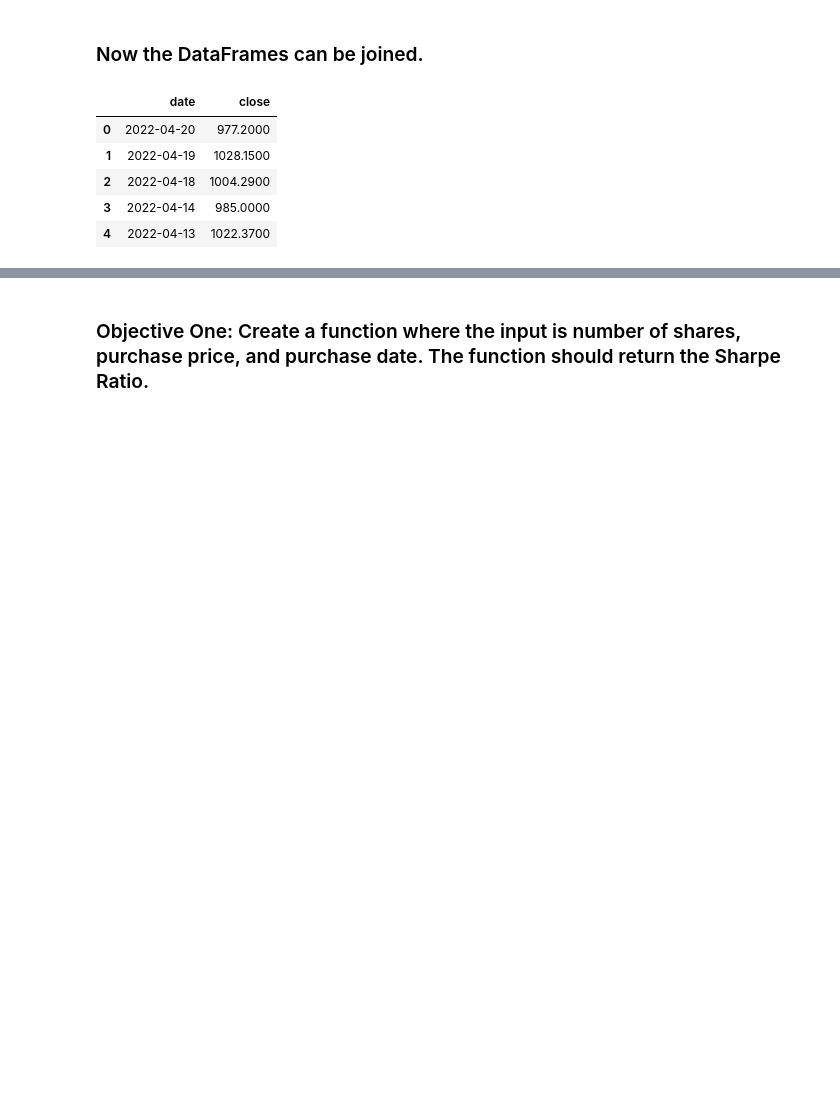
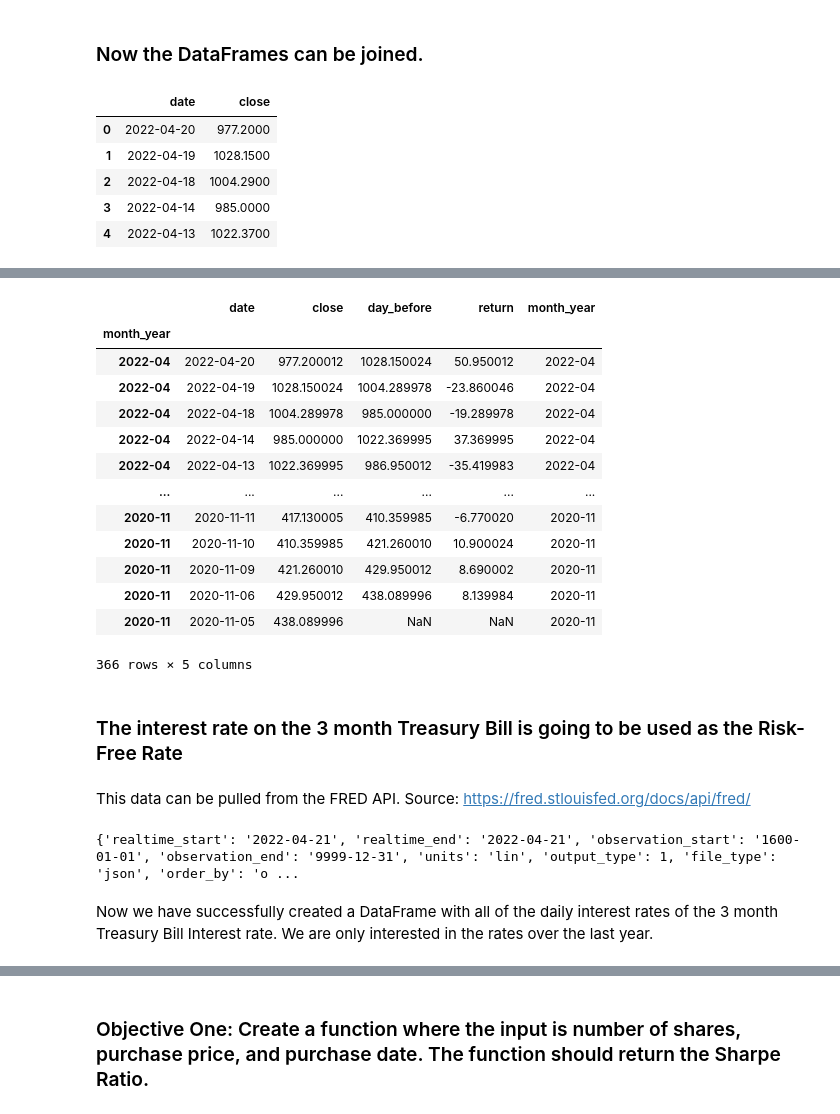
Before and after one commit to jaykayso/portfolio_risk_dashboard, a Jupyter notebook: data_import.ipynb, the cells around one changed output, grey strips where cells are left out. Cells and saved outputs as stored; diff of their text form; code cells hidden in the pictures; blank space fills up the shorter version.

```diff
--- a/data_import.ipynb
+++ b/data_import.ipynb
@@ -379,0 +299,2 @@ def sharpe_calc(array):
+# %%
+whole_df = whole_df[:366]
@@ -379,0 +314,10 @@ def sharpe_calc(array):
+# %%
+#Creating new column with prices from day before
+whole_df['day_before'] = whole_df['close'].shift(-1)
+#Changing the columns to floats
+whole_df["close"] = pd.to_numeric(whole_df["close"], downcast="float")
+whole_df["day_before"] = pd.to_numeric(whole_df["day_before"], downcast="float")
+#Creating new column for the differences
+whole_df['return'] = whole_df['day_before'] - whole_df['close']
+#Inspecting
+whole_df.head()
@@ -379,0 +344,2 @@ def sharpe_calc(array):
+# %%
+whole_df = whole_df[['date', 'close', 'day_before', 'return']]
@@ -379,0 +355,2 @@ def sharpe_calc(array):
+# %%
+whole_df['month_year'] = whole_df.date.str[:7]
@@ -379,0 +366,29 @@ def sharpe_calc(array):
+# %%
+whole_df = whole_df.set_index(whole_df.month_year)
+whole_df
+# %% [output]
+|  | date | close | day_before | return | month_year |
+| month_year |  |  |  |  |  |
+| 2022-04 | 2022-04-20 | 977.200012 | 1028.150024 | 50.950012 | 2022-04 |
+| 2022-04 | 2022-04-19 | 1028.150024 | 1004.289978 | -23.860046 | 2022-04 |
+| 2022-04 | 2022-04-18 | 1004.289978 | 985.000000 | -19.289978 | 2022-04 |
+| 2022-04 | 2022-04-14 | 985.000000 | 1022.369995 | 37.369995 | 2022-04 |
+| 2022-04 | 2022-04-13 | 1022.369995 | 986.950012 | -35.419983 | 2022-04 |
+| ... | ... | ... | ... | ... | ... |
+| 2020-11 | 2020-11-11 | 417.130005 | 410.359985 | -6.770020 | 2020-11 |
+| 2020-11 | 2020-11-10 | 410.359985 | 421.260010 | 10.900024 | 2020-11 |
+| 2020-11 | 2020-11-09 | 421.260010 | 429.950012 | 8.690002 | 2020-11 |
+| 2020-11 | 2020-11-06 | 429.950012 | 438.089996 | 8.139984 | 2020-11 |
+| 2020-11 | 2020-11-05 | 438.089996 | NaN | NaN | 2020-11 |
+366 rows × 5 columns
+# %% [markdown]
+### The interest rate on the 3 month Treasury Bill is going to be used as the Risk-Free Rate
+# %% [markdown]
+This data can be pulled from the FRED API. Source: https://fred.stlouisfed.org/docs/api/fred/
+# %%
+url = 'https://api.stlouisfed.org/fred/series/observations?series_id=TB3MS&api_key=390054063dc48ea2c24e395c295ec168&file_type=json'
+r = requests.get(url)
+tb= r.json()
+print(tb)
+# %% [output]
+{'realtime_start': '2022-04-21', 'realtime_end': '2022-04-21', 'observation_start': '1600-01-01', 'observation_end': '9999-12-31', 'units': 'lin', 'output_type': 1, 'file_type': 'json', 'order_by': 'o ...
@@ -379,0 +397,2 @@ def sharpe_calc(array):
+# %% [markdown]
+Now we have successfully created a DataFrame with all of the daily interest rates of the 3 month Treasury Bill Interest rate. We are only interested in the rates over the last year.
```
Also changed, not shown: parts of 73 cells of this notebook.
